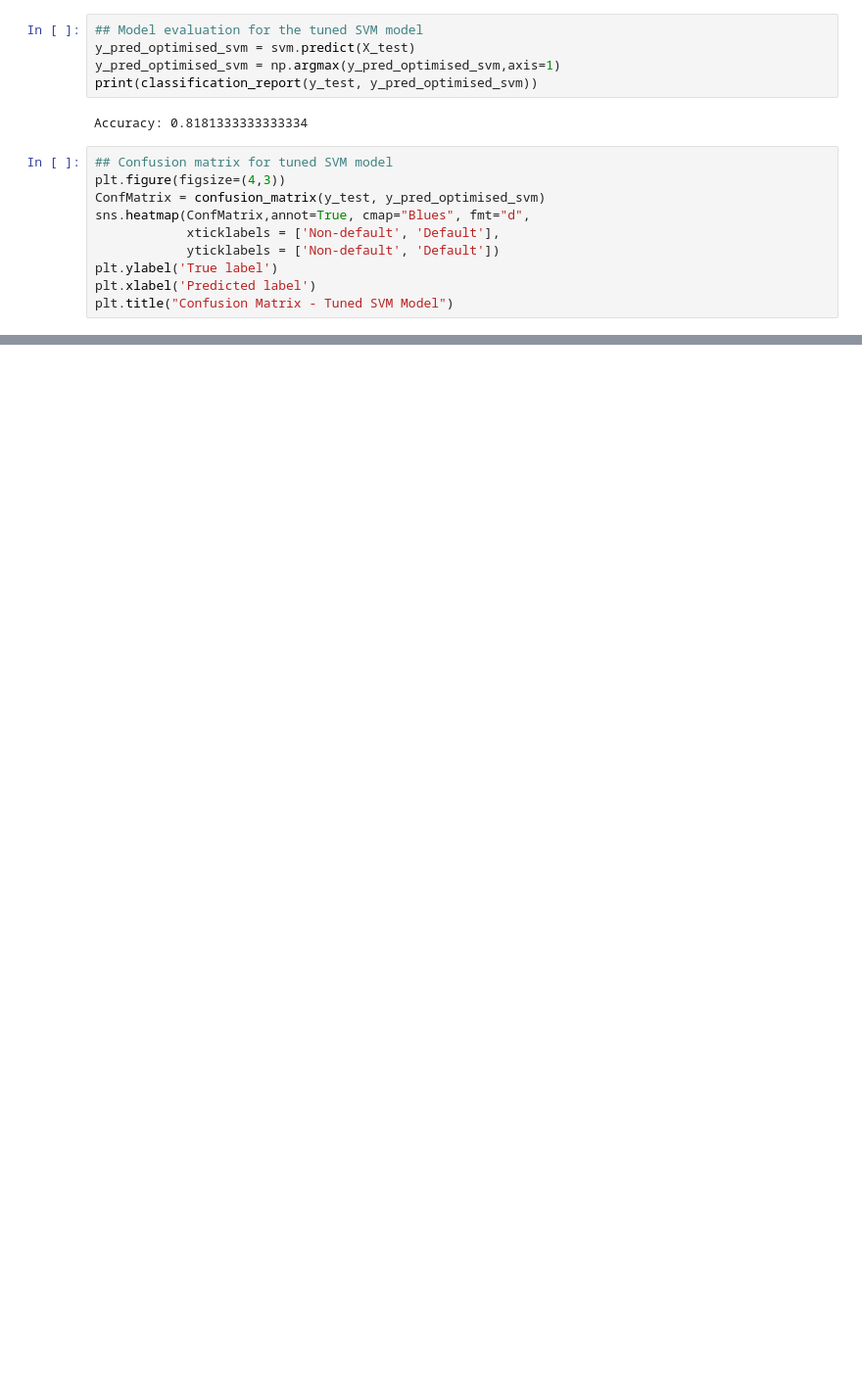
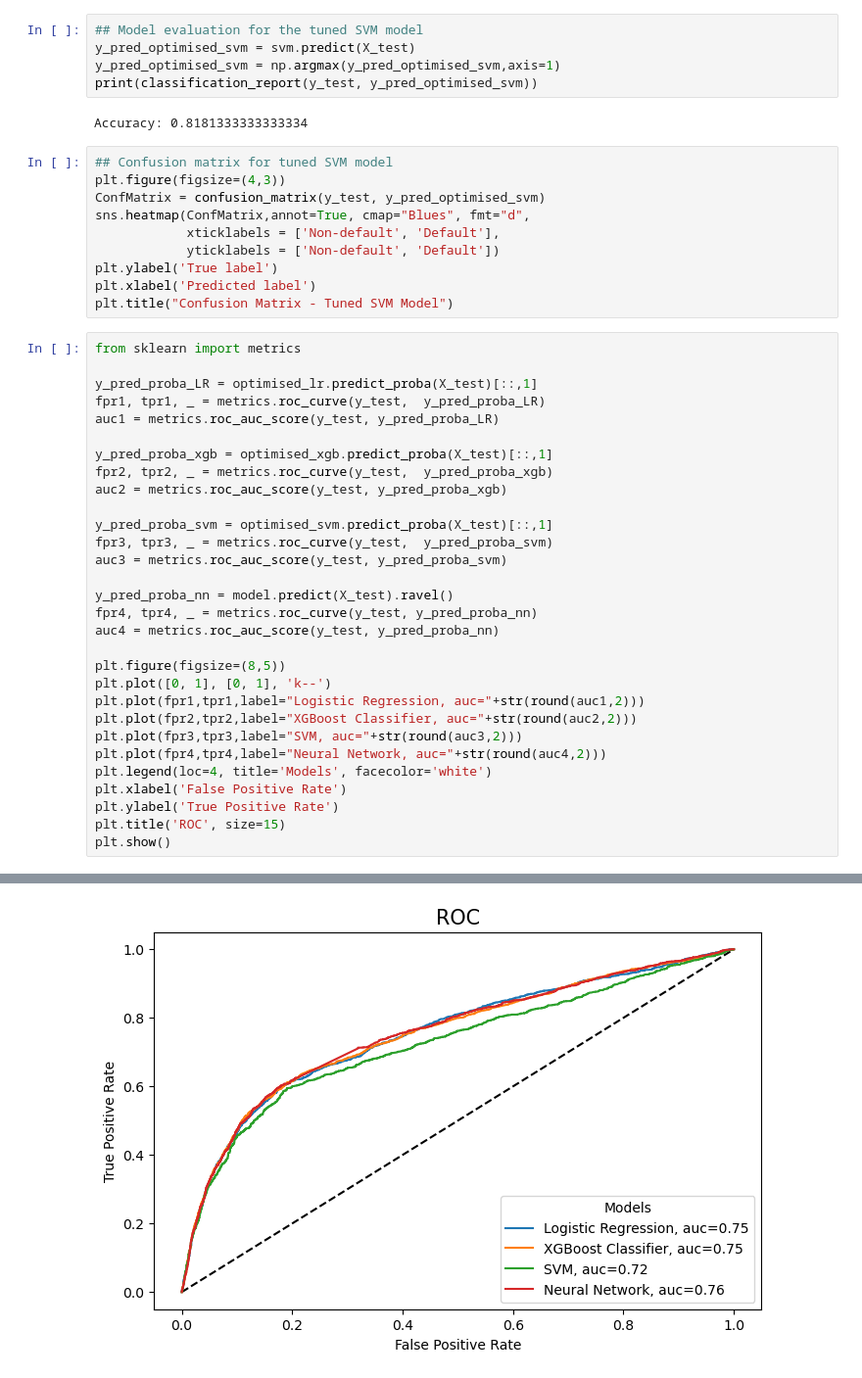
Before and after one commit to elvern18/Credit-Card-Default, a Jupyter notebook: BT2103 Project.ipynb, the cells around one changed output, grey strips where cells are left out. Shown at 98% size. Drawn from its saved outputs; the diff is of its cells as text; blank space fills up the shorter version.

```diff
--- a/BT2103 Project.ipynb
+++ b/BT2103 Project.ipynb
@@ -1257,3 +1250,34 @@ sns.heatmap(ConfMatrix,annot=True, cmap="Blues", fmt="d",
 plt.ylabel('True label')
 plt.xlabel('Predicted label')
 plt.title("Confusion Matrix - Tuned SVM Model")
+# %%
+from sklearn import metrics
+
+y_pred_proba_LR = optimised_lr.predict_proba(X_test)[::,1]
+fpr1, tpr1, _ = metrics.roc_curve(y_test,  y_pred_proba_LR)
+auc1 = metrics.roc_auc_score(y_test, y_pred_proba_LR)
+
+y_pred_proba_xgb = optimised_xgb.predict_proba(X_test)[::,1]
+fpr2, tpr2, _ = metrics.roc_curve(y_test,  y_pred_proba_xgb)
+auc2 = metrics.roc_auc_score(y_test, y_pred_proba_xgb)
+
+y_pred_proba_svm = optimised_svm.predict_proba(X_test)[::,1]
+fpr3, tpr3, _ = metrics.roc_curve(y_test,  y_pred_proba_svm)
+auc3 = metrics.roc_auc_score(y_test, y_pred_proba_svm)
+
+y_pred_proba_nn = model.predict(X_test).ravel()
+fpr4, tpr4, _ = metrics.roc_curve(y_test, y_pred_proba_nn)
+auc4 = metrics.roc_auc_score(y_test, y_pred_proba_nn)
+
+plt.figure(figsize=(8,5))
+plt.plot([0, 1], [0, 1], 'k--')
+plt.plot(fpr1,tpr1,label="Logistic Regression, auc="+str(round(auc1,2)))
+plt.plot(fpr2,tpr2,label="XGBoost Classifier, auc="+str(round(auc2,2)))
+plt.plot(fpr3,tpr3,label="SVM, auc="+str(round(auc3,2)))
+plt.plot(fpr4,tpr4,label="Neural Network, auc="+str(round(auc4,2)))
+plt.legend(loc=4, title='Models', facecolor='white')
+plt.xlabel('False Positive Rate')
+plt.ylabel('True Positive Rate')
+plt.title('ROC', size=15)
+plt.show()
+# %% [output]
@@ -1259,0 +1285 @@ plt.title("Confusion Matrix - Tuned SVM Model")
+[figure, added]
```
Also changed, not shown: parts of 27 cells of this notebook.
